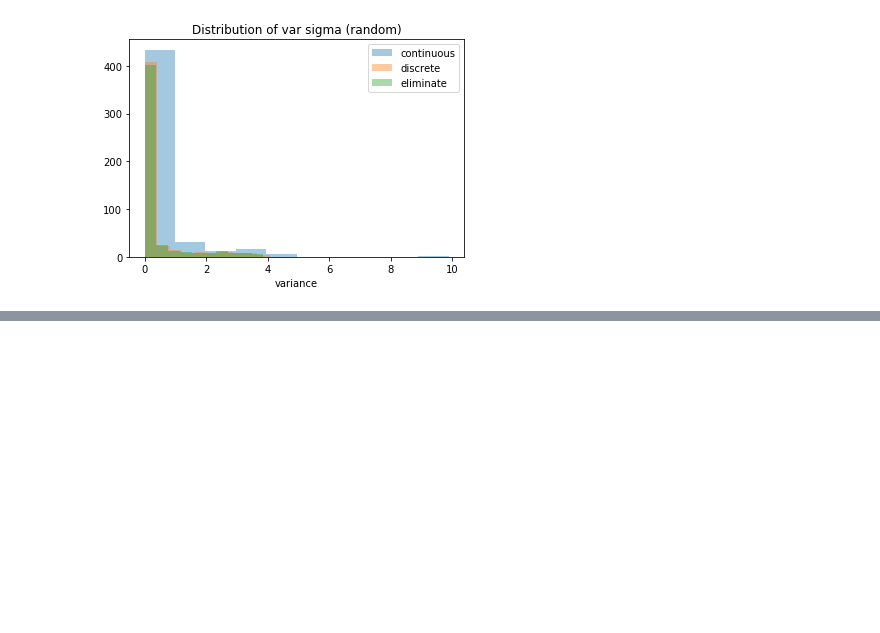
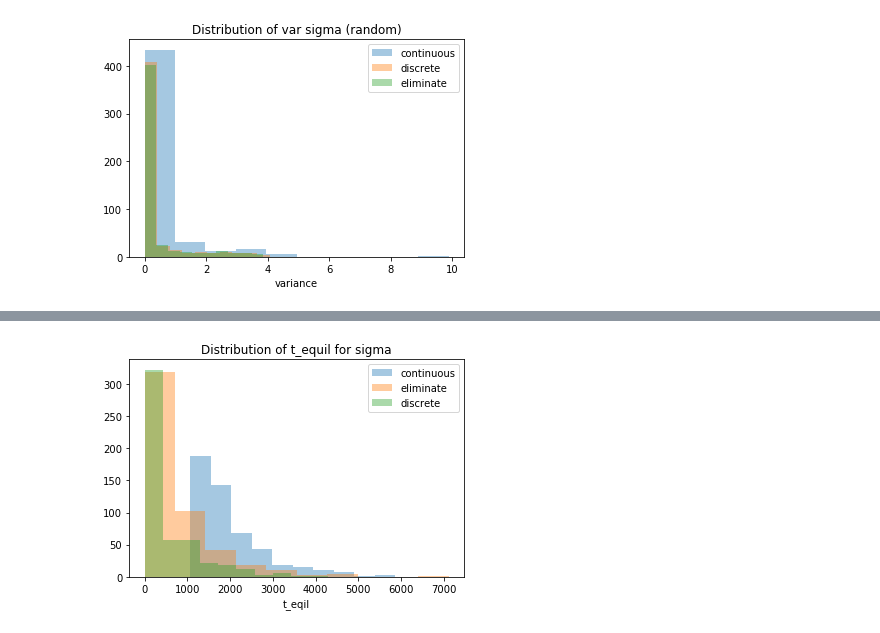
Before and after one commit to choderalab/torsionfit_examples, a Jupyter notebook: synthetic_data/convergence/t_equil.ipynb, the cells around one changed output, grey strips where cells are left out. Saved outputs shown, nothing was run; the diff lists cells and outputs as text; code cells hidden in the pictures; blank space fills up the shorter version.

```diff
--- a/synthetic_data/convergence/t_equil.ipynb
+++ b/synthetic_data/convergence/t_equil.ipynb
@@ -428,0 +452,12 @@ Mean t_equil: 1791.616
+# %%
+alpha = 0.4
+plt.hist(cont[:, 0], alpha=alpha, label='continuous')
+plt.hist(eliminate[:, 0], alpha=alpha, label='eliminate')
+plt.hist(discrete[:, 0], alpha=alpha, label='discrete')
+
+plt.legend()
+plt.xlabel('t_eqil')
+plt.title('Distribution of t_equil for sigma')
+plt.savefig('t_equil.png')
+# %% [output]
+[figure, added]
```
Also changed, not shown: parts of 12 cells of this notebook, 3 other files.
